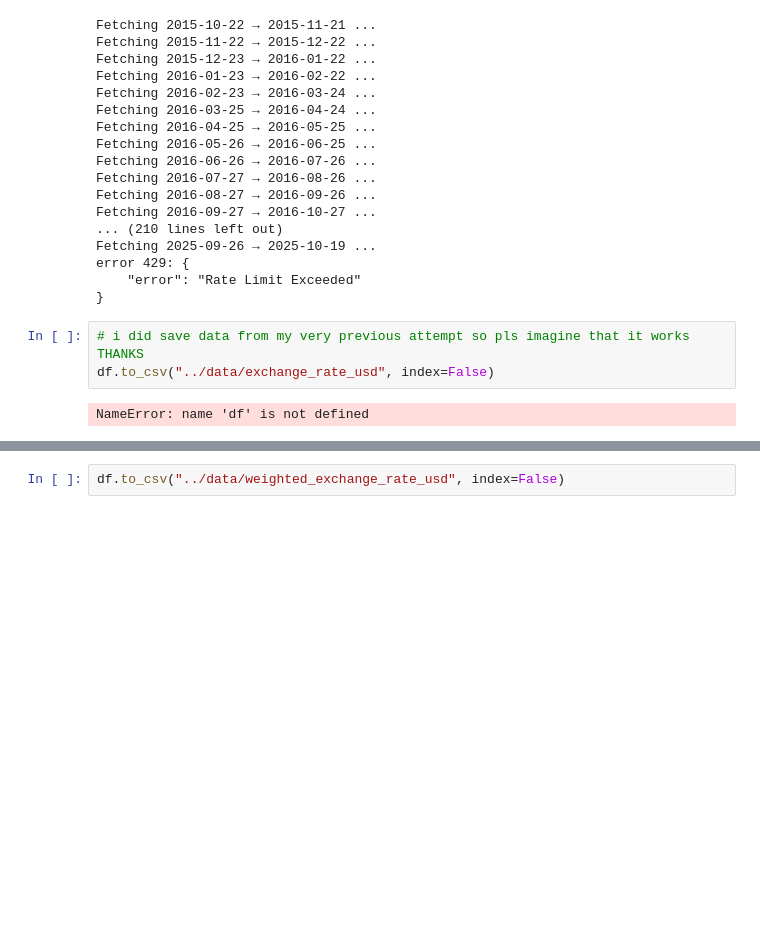
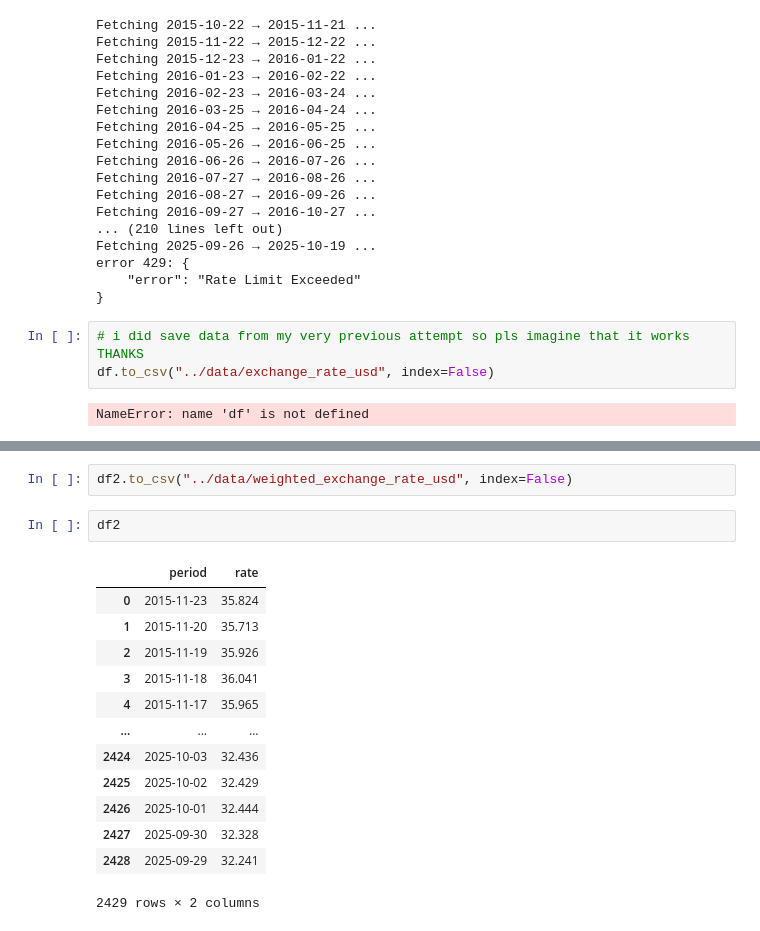
Before and after one commit to therealturb0duckz/Analyzing-and-Forecasting-the-USD-THB-Exchange-Rate, a Jupyter notebook: notebooks/fetch_data.ipynb, the cells around one changed output, grey strips where cells are left out. Drawn from its saved outputs; the diff is of its cells as text; blank space fills up the shorter version.

Commit message:
fetch more data

```diff
--- a/notebooks/fetch_data.ipynb
+++ b/notebooks/fetch_data.ipynb
@@ -218,2 +232,18 @@ df2 = fetch_weighted_exchange_rate(currency="USD", years=10)
 # %%
-df.to_csv("../data/weighted_exchange_rate_usd", index=False)
+df2.to_csv("../data/weighted_exchange_rate_usd", index=False)
+# %%
+df2
+# %% [output]
+|  | period | rate |
+| 0 | 2015-11-23 | 35.824 |
+| 1 | 2015-11-20 | 35.713 |
+| 2 | 2015-11-19 | 35.926 |
+| 3 | 2015-11-18 | 36.041 |
+| 4 | 2015-11-17 | 35.965 |
+| ... | ... | ... |
+| 2424 | 2025-10-03 | 32.436 |
+| 2425 | 2025-10-02 | 32.429 |
+| 2426 | 2025-10-01 | 32.444 |
+| 2427 | 2025-09-30 | 32.328 |
+| 2428 | 2025-09-29 | 32.241 |
+2429 rows × 2 columns
```
Also changed, not shown: parts of 2 cells of this notebook, 1 other file.
